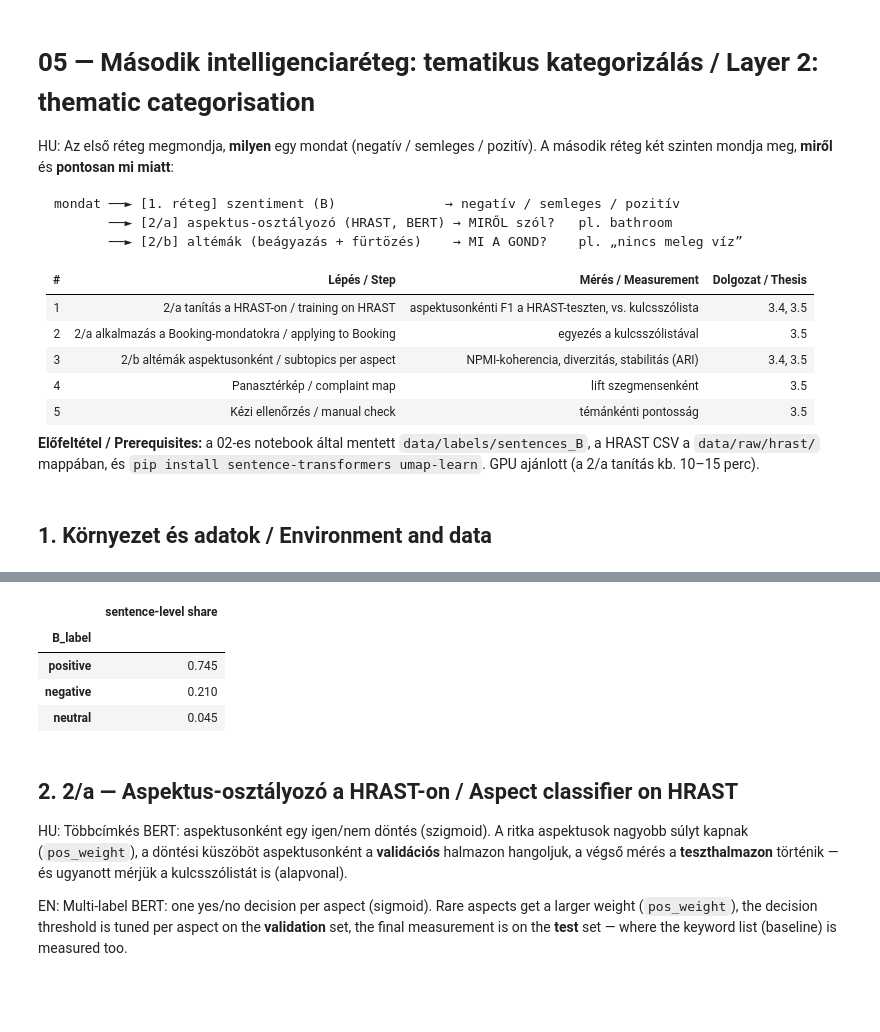
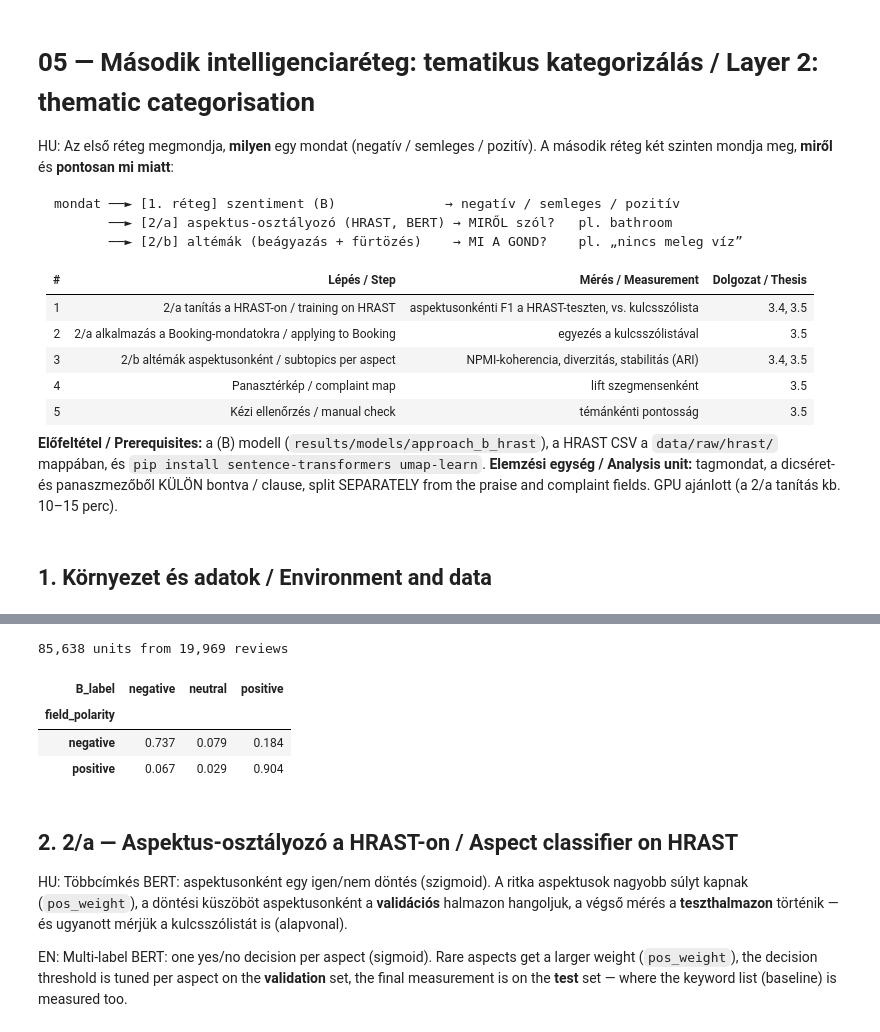
Before and after one commit to sesztaklorant/thesis, a Jupyter notebook: notebooks/05_thematic_layer.ipynb, the cells around one changed output, grey strips where cells are left out. Cells and saved outputs as stored; diff of their text form; code cells hidden in the pictures; blank space fills up the shorter version.

```diff
--- a/notebooks/05_thematic_layer.ipynb
+++ b/notebooks/05_thematic_layer.ipynb
@@ -18,8 +18,10 @@ mondat ──► [1. réteg] szentiment (B)              → negatív / semleges
 | 4 | Panasztérkép / complaint map | lift szegmensenként | 3.5 |
 | 5 | Kézi ellenőrzés / manual check | témánkénti pontosság | 3.5 |
 
-**Előfeltétel / Prerequisites:** a 02-es notebook által mentett `data/labels/sentences_B`, a HRAST CSV a `data/raw/hrast/`
-mappában, és `pip install sentence-transformers umap-learn`. GPU ajánlott (a 2/a tanítás kb. 10–15 perc).
+**Előfeltétel / Prerequisites:** a (B) modell (`results/models/approach_b_hrast`), a HRAST CSV a `data/raw/hrast/`
+mappában, és `pip install sentence-transformers umap-learn`.
+**Elemzési egység / Analysis unit:** tagmondat, a dicséret- és panaszmezőből KÜLÖN bontva / clause, split SEPARATELY
+from the praise and complaint fields. GPU ajánlott (a 2/a tanítás kb. 10–15 perc).
 # %% [markdown]
 ## 1. Környezet és adatok / Environment and data
 # %%
@@ -53,13 +55,25 @@ apply_plot_style()
 pd.set_option("display.max_colwidth", 120)
 pd.set_option("display.width", 170)
 
-# HU: Mondatszintű (B)-címkék + a vélemények metaadatai (szegmensekhez).
-# EN: Sentence-level (B) labels + review metadata (for the segments).
-sent = dl.read_frame(PATHS.labels / "sentences_B")
+# HU: ELEMZÉSI EGYSÉGEK: a dicséret- és a panaszmezőt KÜLÖN bontjuk tagmondatokra (pont, pontosvessző,
+#     "but / however / although" mentén), így a kettő nem olvad egy "mondatba". Minden egységre lefut a
+#     (B) modell is (kb. 5–10 perc, darabolva, folytatható).
+# EN: ANALYSIS UNITS: the praise and the complaint field are split into clauses SEPARATELY (at full stops,
+#     semicolons, "but / however / although"), so the two never merge into one "sentence". The (B) model
+#     also runs on every unit (about 5–10 min, chunked, resumable).
+from src import bert_labelling as bl
+meta = ds.prepare_star_rating(dl.read_frame(pipeline.LABELLED))
+units = pp.build_field_units(meta)
+scorer_b = bl.TransformerScorer(str(PATHS.models / "approach_b_hrast"))
+sent = bl.predict_units(units, "", "B", cache_name="B_field_units", scorer=scorer_b)
+
 meta_cols = ["review_id", "score", "label_final", "accommodation_type", "accommodation_country",
              "guest_type", "accommodation_star_rating"]
-meta = ds.prepare_star_rating(dl.read_frame(pipeline.LABELLED))
 sent = sent.merge(meta[[c for c in meta_cols if c in meta.columns]], on="review_id", how="left")
-print(f"{len(sent):,} sentences from {sent['review_id'].nunique():,} reviews")
-display(sent["B_label"].value_counts(normalize=True).round(3).to_frame("sentence-level share"))
+dl.write_frame(sent, PATHS.labels / "field_units_B")
+print(f"{len(sent):,} units from {sent['review_id'].nunique():,} reviews")
+
+# HU: Mezőpolaritás × (B)-címke: mennyire ért egyet a modell a vendég saját besorolásával?
+# EN: Field polarity × (B) label: how far does the model agree with the guest's own classification?
+display(pd.crosstab(sent["field_polarity"], sent["B_label"], normalize="index").round(3))
 # %% [output]
@@ -67,8 +99,8 @@ display(sent["B_label"].value_counts(normalize=True).round(3).to_frame("sentence
+85,638 units from 19,969 reviews
-|  | sentence-level share |
-| B_label |  |
-| positive | 0.745 |
-| negative | 0.210 |
-| neutral | 0.045 |
+| B_label | negative | neutral | positive |
+| field_polarity |  |  |  |
+| negative | 0.737 | 0.079 | 0.184 |
+| positive | 0.067 | 0.029 | 0.904 |
 # %% [markdown]
 ## 2. 2/a — Aspektus-osztályozó a HRAST-on / Aspect classifier on HRAST
 
```
Also changed, not shown: parts of 12 cells of this notebook, 25 other files.
